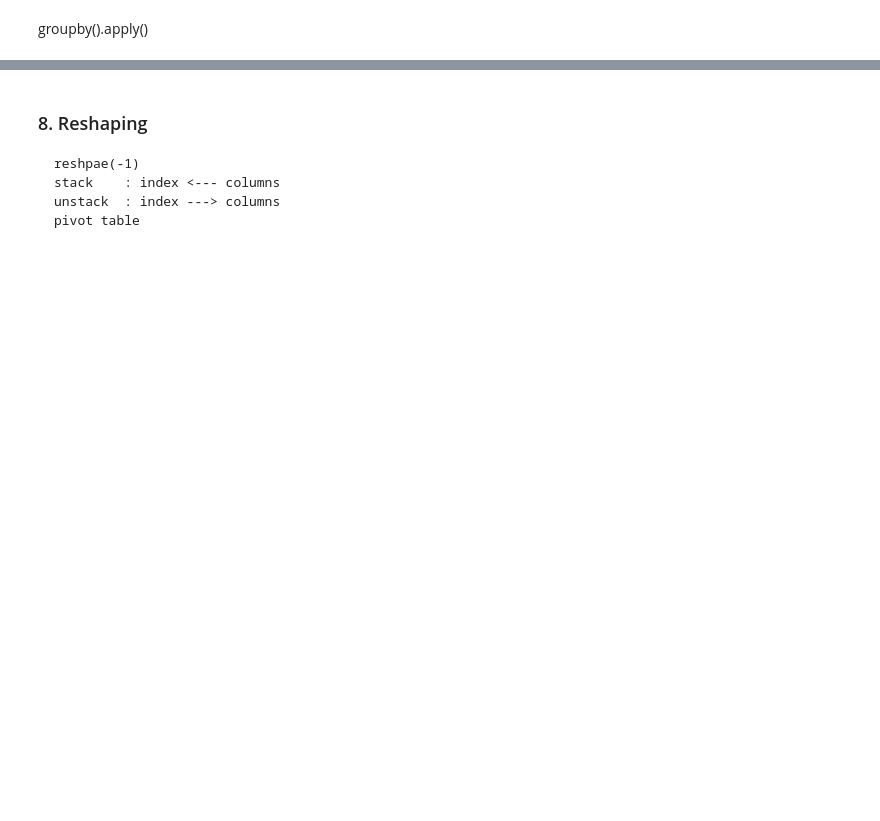
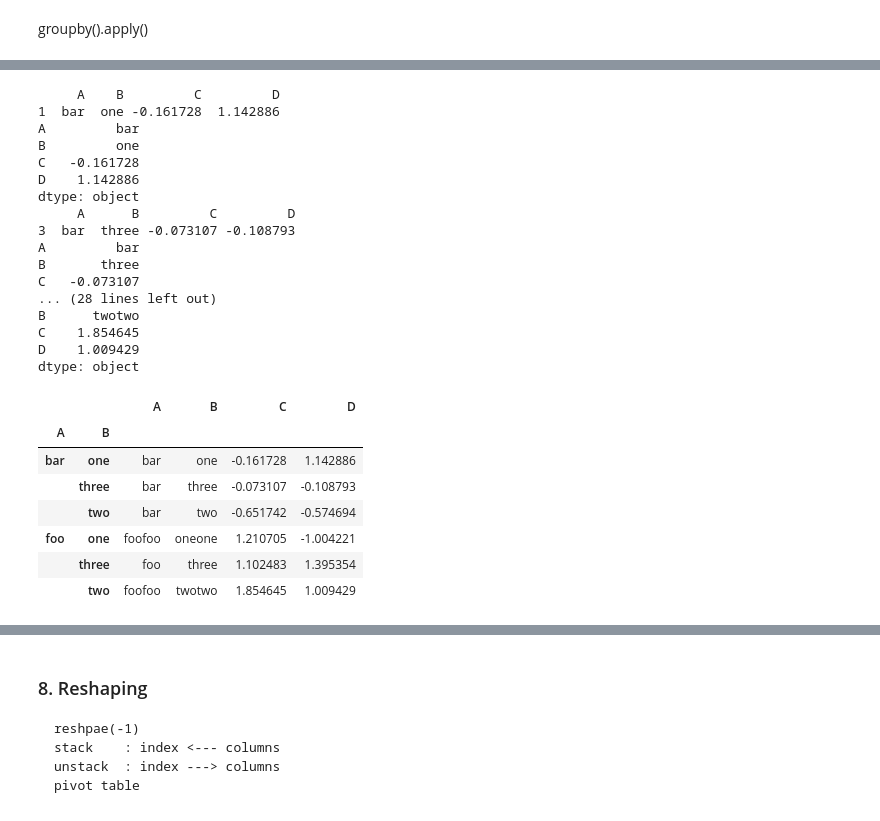
Before and after one commit to smjune/ipynb, a Jupyter notebook: pandas_guide.ipynb, the cells around one changed output, grey strips where cells are left out. Drawn from its saved outputs; the diff is of its cells as text; code cells hidden in the pictures; blank space fills up the shorter version.

```diff
--- a/pandas_guide.ipynb
+++ b/pandas_guide.ipynb
@@ -923 +1039,38 @@ groupby().apply()
+# %%
+def funX(groupbyKey : pd.DataFrame.groupby) -> pd.Series.groupby:
+    print(groupbyKey)
+    groupbyKey = groupbyKey.sum()
+    print(groupbyKey)  # 전체 columns 의 sum 결과인 Series
+    # groupbyKey = groupbyKey+1  # 은 받은 DataFrame.groupby 을 리턴한다.
+    return groupbyKey
+
+df_g.groupby(['A','B']).apply(funX)
+
+# A,B str 까지 sum 됨.
+# %% [output]
+     A    B         C         D
+1  bar  one -0.161728  1.142886
+A         bar
+B         one
+C   -0.161728
+D    1.142886
+dtype: object
+     A      B         C         D
+3  bar  three -0.073107 -0.108793
+A         bar
+B       three
+C   -0.073107
+... (28 lines left out)
+B      twotwo
+C    1.854645
+D    1.009429
+dtype: object
+|  |  | A | B | C | D |
+| A | B |  |  |  |  |
+| bar | one | bar | one | -0.161728 | 1.142886 |
+|  | three | bar | three | -0.073107 | -0.108793 |
+|  | two | bar | two | -0.651742 | -0.574694 |
+| foo | one | foofoo | oneone | 1.210705 | -1.004221 |
+|  | three | foo | three | 1.102483 | 1.395354 |
+|  | two | foofoo | twotwo | 1.854645 | 1.009429 |
 # %%
```
Also changed, not shown: parts of 71 cells of this notebook, 2 other files.
